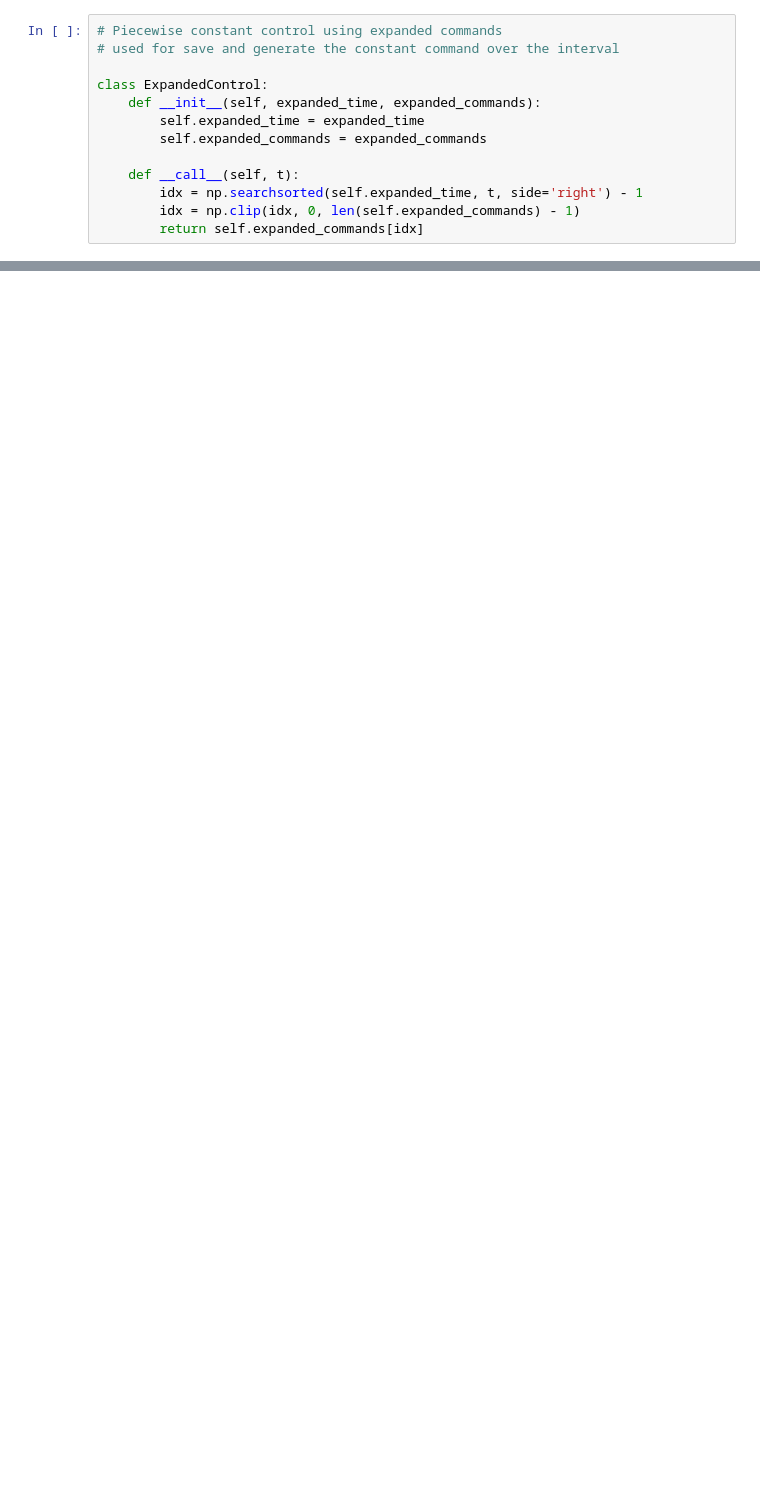
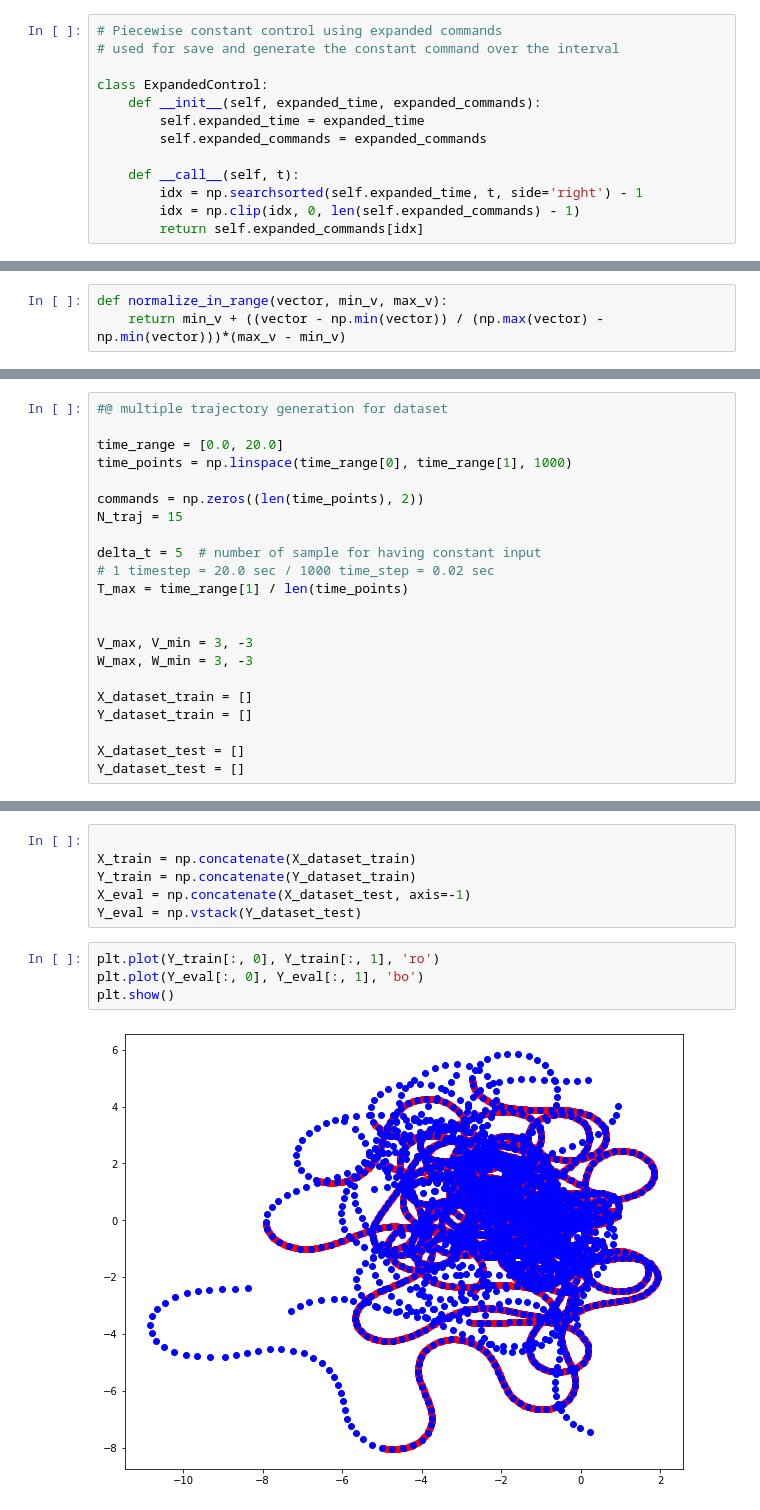
Before and after one commit to neverorfrog/simple_neural_mpc, a Jupyter notebook: dev_notebook/oscillator.ipynb, the cells around one changed output, grey strips where cells are left out. Drawn from its saved outputs; the diff is of its cells as text; blank space fills up the shorter version.

```diff
--- a/dev_notebook/oscillator.ipynb
+++ b/dev_notebook/oscillator.ipynb
@@ -356,0 +40,3 @@ torch.save(pinn_c.state_dict(), 'pinn_c.pth')
+# %%
+def normalize_in_range(vector, min_v, max_v):
+    return min_v + ((vector - np.min(vector)) / (np.max(vector) - np.min(vector)))*(max_v - min_v)
@@ -356,0 +86,22 @@ torch.save(pinn_c.state_dict(), 'pinn_c.pth')
+# %%
+#@ multiple trajectory generation for dataset
+
+time_range = [0.0, 20.0]
+time_points = np.linspace(time_range[0], time_range[1], 1000)
+
+commands = np.zeros((len(time_points), 2))
+N_traj = 15
+
+delta_t = 5  # number of sample for having constant input
+# 1 timestep = 20.0 sec / 1000 time_step = 0.02 sec
+T_max = time_range[1] / len(time_points)
+
+
+V_max, V_min = 3, -3
+W_max, W_min = 3, -3
+
+X_dataset_train = []
+Y_dataset_train = []
+
+X_dataset_test = []
+Y_dataset_test = []
@@ -356,0 +181,12 @@ torch.save(pinn_c.state_dict(), 'pinn_c.pth')
+# %%
+
+X_train = np.concatenate(X_dataset_train)
+Y_train = np.concatenate(Y_dataset_train)
+X_eval = np.concatenate(X_dataset_test, axis=-1)
+Y_eval = np.vstack(Y_dataset_test)
+# %%
+plt.plot(Y_train[:, 0], Y_train[:, 1], 'ro')
+plt.plot(Y_eval[:, 0], Y_eval[:, 1], 'bo')
+plt.show()
+# %% [output]
+[figure, added]
```
Also changed, not shown: parts of 41 cells of this notebook, 4 other files.
